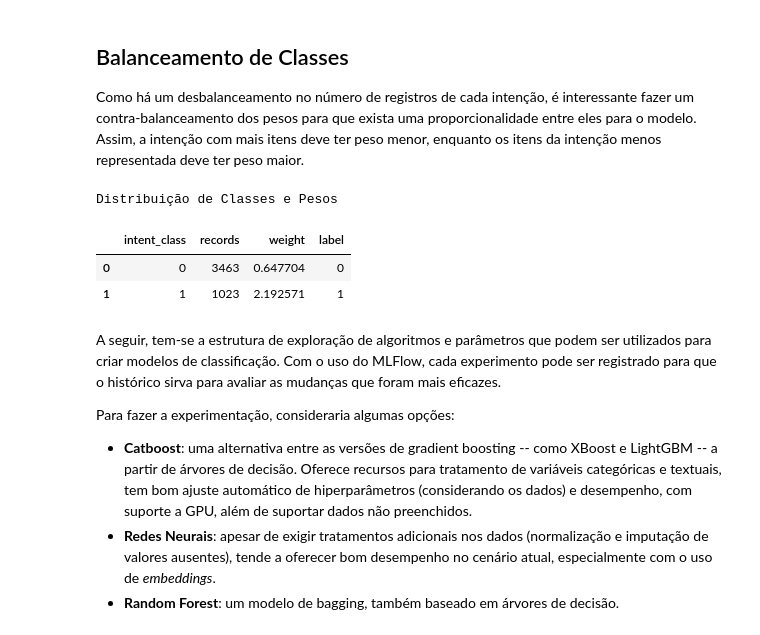
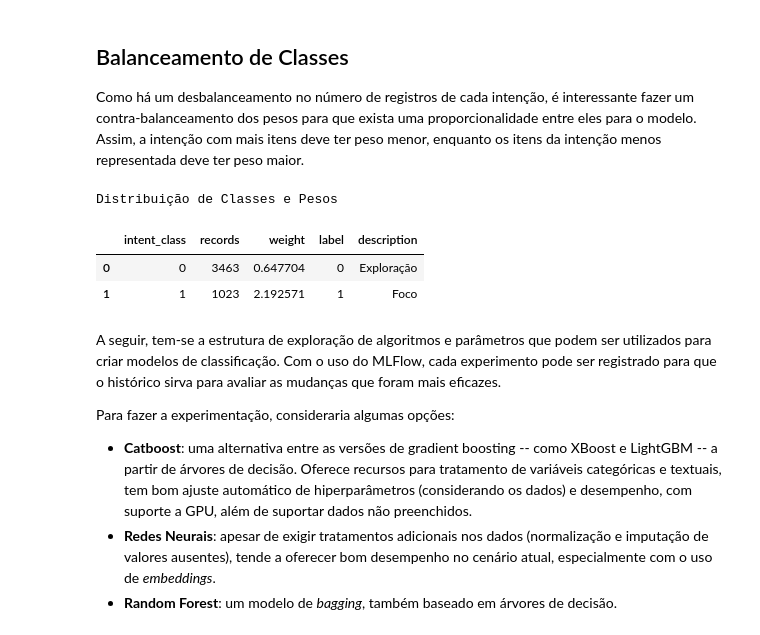
Before and after one commit to brunovilar/desafio-data-science-elo7, a Jupyter notebook: notebooks/04.3_Classificacao_de_Intencoes.ipynb, the cells around one changed output. Cells and saved outputs as stored; diff of their text form; code cells hidden in the pictures.

```diff
--- a/notebooks/04.3_Classificacao_de_Intencoes.ipynb
+++ b/notebooks/04.3_Classificacao_de_Intencoes.ipynb
@@ -127,3 +132,8 @@ Conjunto de Dados de Intenções de Busca
+# %%
+label_encoder = preprocessing.LabelEncoder()
+label_encoder.fit(['Foco', 'Exploração'])
+
+assert all(label_encoder.transform(['Exploração', 'Foco']) == [0, 1]), "A codificação da descrição das intenções de busca está incorreta"
 # %% [markdown]
 ## Preparação de Dados
 A seguir, cria-se um *wrapper* com as referências necessárias para pré-processar os dados para a classificação.
@@ -142,34 +152,35 @@ Warning : `load_model` does not return WordVectorModel or SupervisedModel any mo
 Como há um desbalanceamento no número de registros de cada intenção, é interessante fazer um contra-balanceamento dos pesos para que exista uma proporcionalidade entre eles para o modelo. Assim, a intenção com mais itens deve ter peso menor, enquanto os itens da intenção menos representada deve ter peso maior.
 # %%
 n_samples = len(frame)
-n_classes = len(frame['intent_class'].unique())
+n_classes = len(label_encoder.classes_)
 
 value_counts_frame = (frame
                       [['intent_class']]
                       .assign(records=1)
                       .groupby(['intent_class'])
                       .sum()
                       .reset_index()
                       .assign(weight=lambda f: f['records'].apply(lambda r: n_samples / (n_classes * r)))
                       .assign(label=lambda f: f['intent_class'])
+                      .assign(description=lambda f: label_encoder.inverse_transform(f['intent_class']))
                      )
 display_side_by_side([value_counts_frame], ['Distribuição de Classes e Pesos'])
 
 class_weights = {item.label: item.weight for item in value_counts_frame[['label', 'weight']].itertuples(index=False)}
 
 del n_samples, value_counts_frame, frame
 # %% [output]
 Distribuição de Classes e Pesos
-|  | intent_class | records | weight | label |
-| 0 | 0 | 3463 | 0.647704 | 0 |
-| 1 | 1 | 1023 | 2.192571 | 1 |
+|  | intent_class | records | weight | label | description |
+| 0 | 0 | 3463 | 0.647704 | 0 | Exploração |
+| 1 | 1 | 1023 | 2.192571 | 1 | Foco |
 # %% [markdown]
 A seguir, tem-se a estrutura de exploração de algoritmos e parâmetros que podem ser utilizados para criar modelos de classificação. Com o uso do MLFlow, cada experimento pode ser registrado para que o histórico sirva para avaliar as mudanças que foram mais eficazes.
 
 Para fazer a experimentação, consideraria algumas opções:
  - **Catboost**: uma alternativa entre as versões de gradient boosting --  como XBoost e LightGBM -- a partir de árvores de decisão. Oferece recursos para tratamento de variáveis categóricas e textuais, tem bom ajuste automático de hiperparâmetros (considerando os dados) e desempenho, com suporte a GPU, além de suportar dados não preenchidos.
  - **Redes Neurais**: apesar de exigir tratamentos adicionais nos dados (normalização e imputação de valores ausentes), tende a oferecer bom desempenho no cenário atual, especialmente com o uso de *embeddings*.
- - **Random Forest**: um modelo de bagging, também baseado em árvores de decisão.
+ - **Random Forest**: um modelo de *bagging*, também baseado em árvores de decisão.
 # %%
 models_parameters = {
     'MLP': {'activation':'tanh', 'learning_rate_init': 0.001, 'learning_rate': 'adaptive', 'alpha': 0.001, 'early_stopping': True, 'hidden_layer_sizes':(200, 200)},
```
Also changed, not shown: parts of 7 cells of this notebook.
